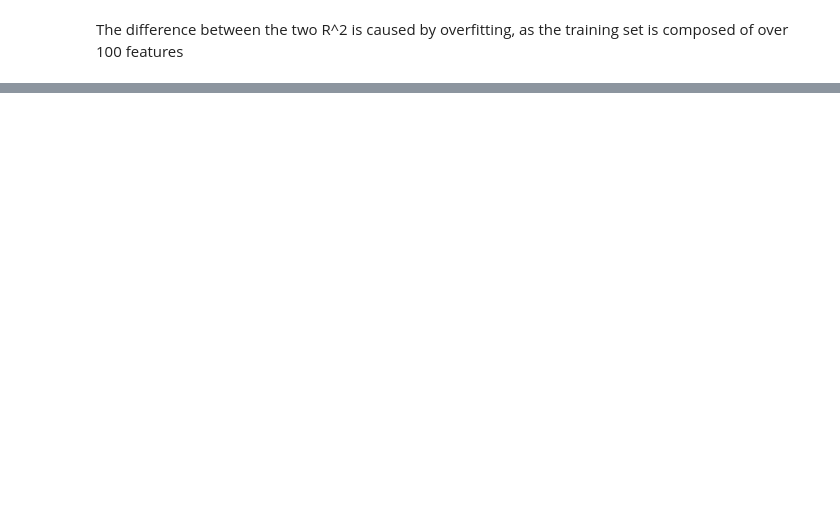
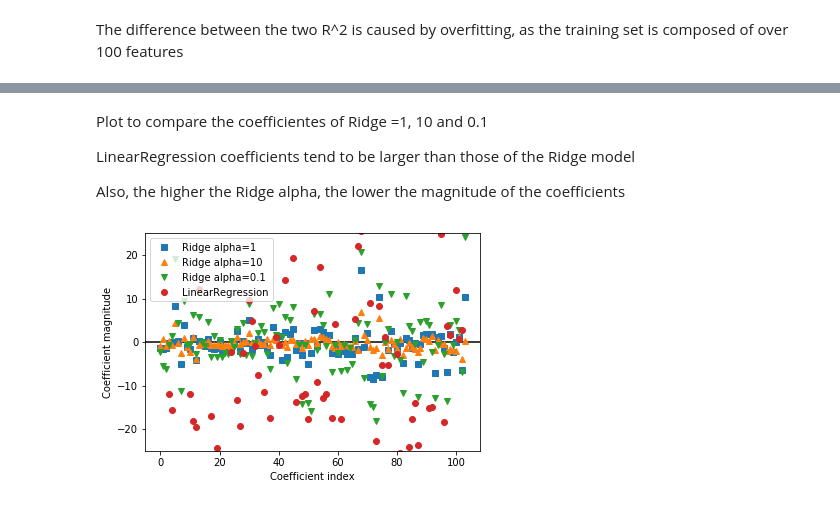
Before and after one commit to Patabu2/machine_learning_study, a Jupyter notebook: Chapter 2- Supervised learning.ipynb, the cells around one changed output, grey strips where cells are left out. Drawn from its saved outputs; the diff is of its cells as text; code cells hidden in the pictures; blank space fills up the shorter version.

Commit message:
Finished Ridge and started Lasso linear models

```diff
--- a/Chapter 2- Supervised learning.ipynb
+++ b/Chapter 2- Supervised learning.ipynb
@@ -245,0 +268,10 @@ The difference between the two R^2 is caused by overfitting, as the training set
+# %%
+
+from sklearn.linear_model import Ridge
+
+ridge = Ridge().fit(X_train, y_train)
+
+print("Training set score: {:.2f}".format(ridge.score(X_train, y_train)))
+print("Test set score: {:.2f}".format(ridge.score(X_test, y_test)))
+
+print("\nRidge coefficients: ", ridge.coef_)
@@ -245,0 +303,7 @@ The difference between the two R^2 is caused by overfitting, as the training set
+# %%
+ridge10 = Ridge(alpha = 10).fit(X_train, y_train)
+
+print("Training set score: {:.2f}".format(ridge10.score(X_train, y_train)))
+print("Test set score: {:.2f}".format(ridge10.score(X_test, y_test)))
+
+print("\nRidge coefficients: ", ridge10.coef_)
@@ -245,0 +328,7 @@ The difference between the two R^2 is caused by overfitting, as the training set
+# %%
+ridge01 = Ridge(alpha = 0.1).fit(X_train, y_train)
+
+print("Training set score: {:.2f}".format(ridge01.score(X_train, y_train)))
+print("Test set score: {:.2f}".format(ridge01.score(X_test, y_test)))
+
+print("\nRidge coefficients: ", ridge01.coef_)
@@ -245,0 +353,22 @@ The difference between the two R^2 is caused by overfitting, as the training set
+# %% [markdown]
+Plot to compare the coefficientes of Ridge =1, 10 and 0.1
+
+LinearRegression coefficients tend to be larger than those of the Ridge model
+
+Also, the higher the Ridge alpha, the lower the magnitude of the coefficients
+# %%
+plt.plot(ridge.coef_, 's', label="Ridge alpha=1")
+plt.plot(ridge10.coef_, '^', label="Ridge alpha=10")
+plt.plot(ridge01.coef_, 'v', label="Ridge alpha=0.1")
+
+plt.plot(lr.coef_, 'o', label="LinearRegression")
+plt.xlabel("Coefficient index")
+plt.ylabel("Coefficient magnitude")
+xlims = plt.xlim()
+plt.hlines(0, xlims[0], xlims[1])
+plt.xlim(xlims)
+plt.ylim(-25, 25)
+plt.legend()
+plt.show()
+# %% [output]
+[figure, added]
```
Also changed, not shown: parts of 18 cells of this notebook.
